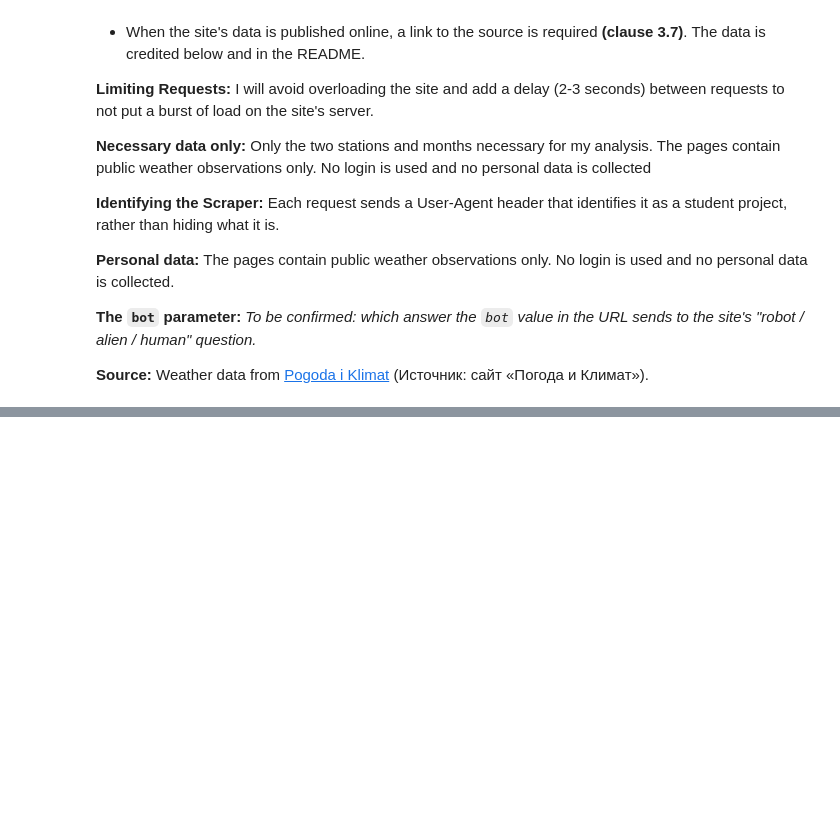
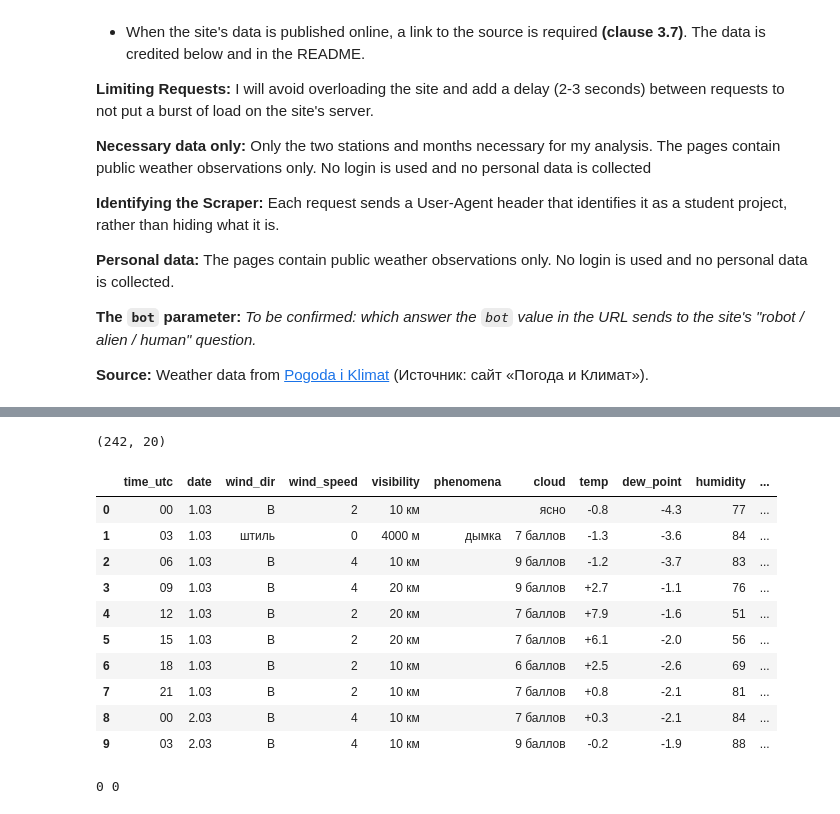
Before and after one commit to ABROCK1516/Ukraine-Losses-Weather, a Jupyter notebook: Ukraine_Losses_Weather.ipynb, the cells around one changed output, grey strips where cells are left out. Drawn from its saved outputs; the diff is of its cells as text; code cells hidden in the pictures; blank space fills up the shorter version.

Commit message:
Step 2: Get one page and parse one month + observations

```diff
--- a/Ukraine_Losses_Weather.ipynb
+++ b/Ukraine_Losses_Weather.ipynb
@@ -526,0 +561,3 @@ print(agreement_text[start_3_5:end_3_7])  # print clauses 3.5, 3.6 and 3.7
+# %%
+text = saved_html.decode("utf-8")  # turn the bytes into text; change "utf-8" if the charset above says otherwise
+print(text[:500])  # check the Russian is readable, not garbled symbols
@@ -526,0 +576,10 @@ print(agreement_text[start_3_5:end_3_7])  # print clauses 3.5, 3.6 and 3.7
+# %%
+soup = BeautifulSoup(text, "html.parser")  # turn the HTML text into a searchable object
+tables = soup.find_all("table")  # list of every <table> on the page
+print(len(tables), "tables")  # how many there are
+
+for i in range(len(tables)):  # go through the tables by position
+    rows = tables[i].find_all("tr")  # all the rows in this table
+    print(i, "| class:", tables[i].get("class"), "|", len(rows), "rows")  # table number, class and row count
+    print(tables[i].get_text()[:200])  # first 200 characters of its text
+    print("-----")  # separator between tables
@@ -526,0 +642,6 @@ print(agreement_text[start_3_5:end_3_7])  # print clauses 3.5, 3.6 and 3.7
+# %%
+weather_rows = tables[1].find_all("tr")  # all rows of the weather table (bot=2 page)
+first_row_cells = weather_rows[1].find_all("td")  # the cells of the first data row (row 0 is the header)
+print(len(first_row_cells), "cells")  # expect 18
+for cell in first_row_cells:  # go through each cell
+    print(repr(cell.get_text()))  # show its exact text; repr() shows hidden spaces too
@@ -526,0 +671,43 @@ print(agreement_text[start_3_5:end_3_7])  # print clauses 3.5, 3.6 and 3.7
+# %%
+time_rows = tables[0].find_all("tr")  # rows of the time/date table
+weather_rows = tables[1].find_all("tr")  # rows of the weather table
+
+# English names for the 20 columns: 2 from the time table + 18 from the weather table
+column_names = ["time_utc", "date", "wind_dir", "wind_speed", "visibility", "phenomena", "cloud",
+                "temp", "dew_point", "humidity", "temp_effective", "temp_effective_sun", "comfort",
+                "pressure_sea", "pressure_station", "temp_min", "temp_max", "precip", "precip_24h", "snow_depth"]
+
+rows = []  # will hold one list of 20 values per reading
+
+for i in range(1, len(time_rows)):  # start at 1 to skip the header row
+    row = []  # the values for this reading
+    for cell in time_rows[i].find_all("td"):  # the time and date cells
+        row.append(cell.get_text().strip())  # add the text, with spaces trimmed off the ends
+    for cell in weather_rows[i].find_all("td"):  # the 18 weather cells in the matching row
+        row.append(cell.get_text().strip())  # add each one
+    rows.append(row)  # store this reading
+
+for row in rows:  # safety check: every reading should have exactly 20 values
+    if len(row) != 20:  # if one doesn't
+        print("Unexpected row:", row)  # show it so I can see what went wrong
+
+march = pd.DataFrame(rows, columns=column_names)  # turn the list of readings into a DataFrame
+print(march.shape)  # expect (242, 20)
+march.head(10)  # look at the first 10 readings
+# %% [output]
+(242, 20)
+|  | time_utc | date | wind_dir | wind_speed | visibility | phenomena | cloud | temp | dew_point | humidity | ... |
+| 0 | 00 | 1.03 | В | 2 | 10 км |  | ясно | -0.8 | -4.3 | 77 | ... |
+| 1 | 03 | 1.03 | штиль | 0 | 4000 м | дымка | 7 баллов | -1.3 | -3.6 | 84 | ... |
+| 2 | 06 | 1.03 | В | 4 | 10 км |  | 9 баллов | -1.2 | -3.7 | 83 | ... |
+| 3 | 09 | 1.03 | В | 4 | 20 км |  | 9 баллов | +2.7 | -1.1 | 76 | ... |
+| 4 | 12 | 1.03 | В | 2 | 20 км |  | 7 баллов | +7.9 | -1.6 | 51 | ... |
+| 5 | 15 | 1.03 | В | 2 | 20 км |  | 7 баллов | +6.1 | -2.0 | 56 | ... |
+| 6 | 18 | 1.03 | В | 2 | 10 км |  | 6 баллов | +2.5 | -2.6 | 69 | ... |
+| 7 | 21 | 1.03 | В | 2 | 10 км |  | 7 баллов | +0.8 | -2.1 | 81 | ... |
+| 8 | 00 | 2.03 | В | 4 | 10 км |  | 7 баллов | +0.3 | -2.1 | 84 | ... |
+| 9 | 03 | 2.03 | В | 4 | 10 км |  | 9 баллов | -0.2 | -1.9 | 88 | ... |
+# %%
+print(text.count("<i>"), text.count("italic"))  # does the page mark any rows in italics (modelled values)?
+# %% [output]
+0 0
```
Also changed, not shown: parts of 15 cells of this notebook.
